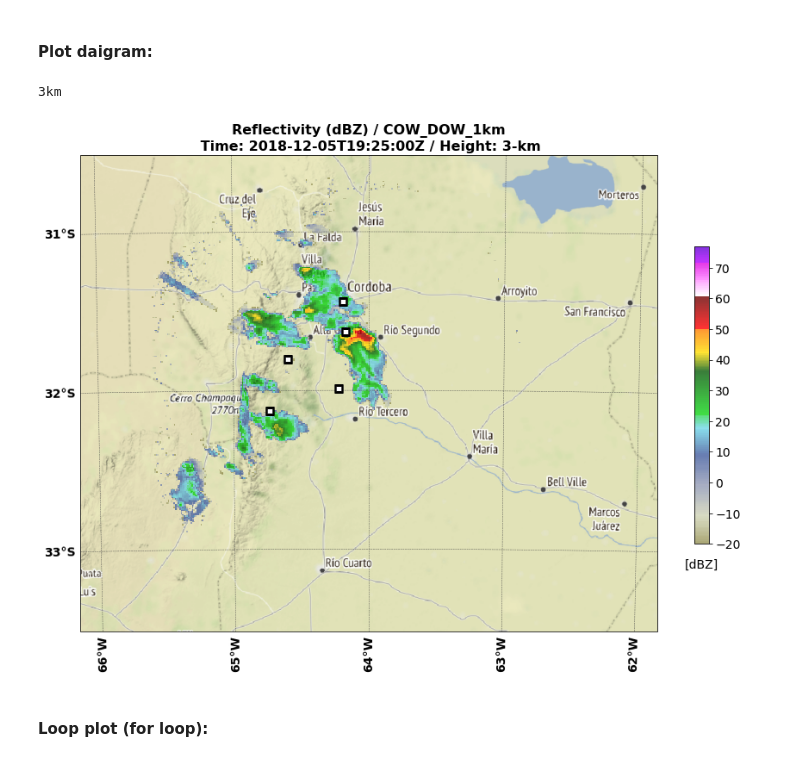
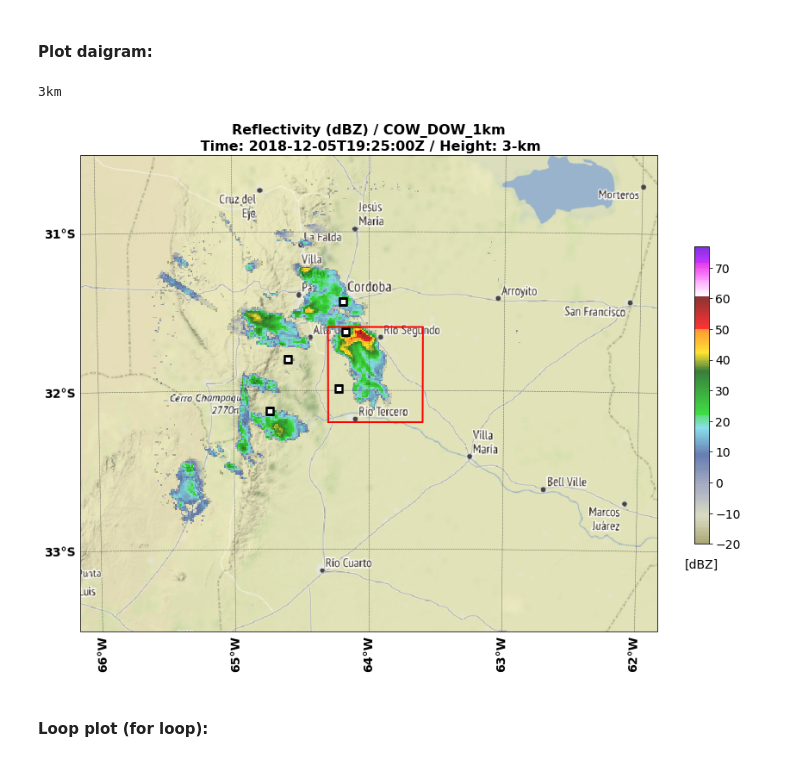
Before and after one commit to yuhungjui/CACTI_Radar_Analysis, a Jupyter notebook: samurai_test_Map.ipynb, the cells around one changed output. Saved outputs shown, nothing was run; the diff lists cells and outputs as text; code cells hidden in the pictures.

Commit message:
update vp plot ipynb

```diff
--- a/samurai_test_Map.ipynb
+++ b/samurai_test_Map.ipynb
@@ -468,37 +471,45 @@ def run_dbz_map_plot(ds_plot, plotting_alt):
     #         , va='top'
     #         )
 
+    ## Domain for calculations:
+    ax1.plot( [-64.3, -63.6, -63.6, -64.3, -64.3], [-32.2, -32.2, -31.6, -31.6, -32.2]
+            , color='red'
+            , linewidth=2
+            # , transform=ccrs.PlateCarree()
+            , transform=ccrs.Geodetic()
+            )
+
     cf1_title = plt.title( 'Reflectivity (dBZ) / ' + test_type
                          # + test_time.strftime('%Y-%m-%d T%H:%M:%SZ')
                          + '\n Time: ' + np.datetime_as_string(ds_plot.time.data, unit='s') + 'Z'
                          + ' / Height: ' + str(plotting_alt) + '-km'
                          ,fontsize=16
                          ,fontweight='bold'
                          )
 
     cbar_ax = fig.add_axes([0.95, 0.3, 0.02, 0.4])
     cbar = fig.colorbar(cf1, cax=cbar_ax, fraction=0.04)
     cbar.ax.tick_params(labelsize=14)
     cbar.ax.set_title('[dBZ]', fontsize=14, y=-0.1) #fontweight='bold'
 
 
     ## Save figure:
     plt.savefig( test_date_time.strftime('%Y%m%d_%H%M')
                  # './' + ds_radar.time.data[0].astype('datetime64[s]').item().strftime('%Y%m%d_%H%M%S')
                + '_DBZ_Map'
                + '_' + str(plotting_alt) + 'km'
                + '_' + test_type
                + '.png'
                , bbox_inches='tight'
                , dpi=300
                )
     # plt.close()
 
 
 run_dbz_map_plot(ds_samurai, 3)
 # %% [output]
 3km
-[figure, old version]
+[figure, new version]
 # %% [markdown]
 #### Loop plot (for loop):
 # %%
```
Also changed, not shown: parts of 5 cells of this notebook, 2 other files.
